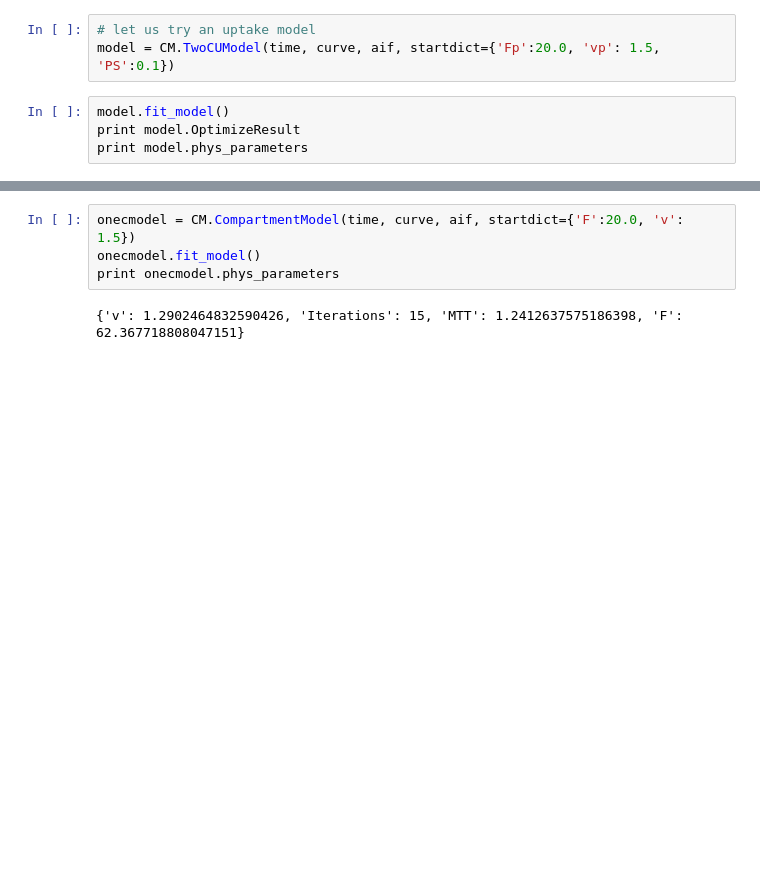
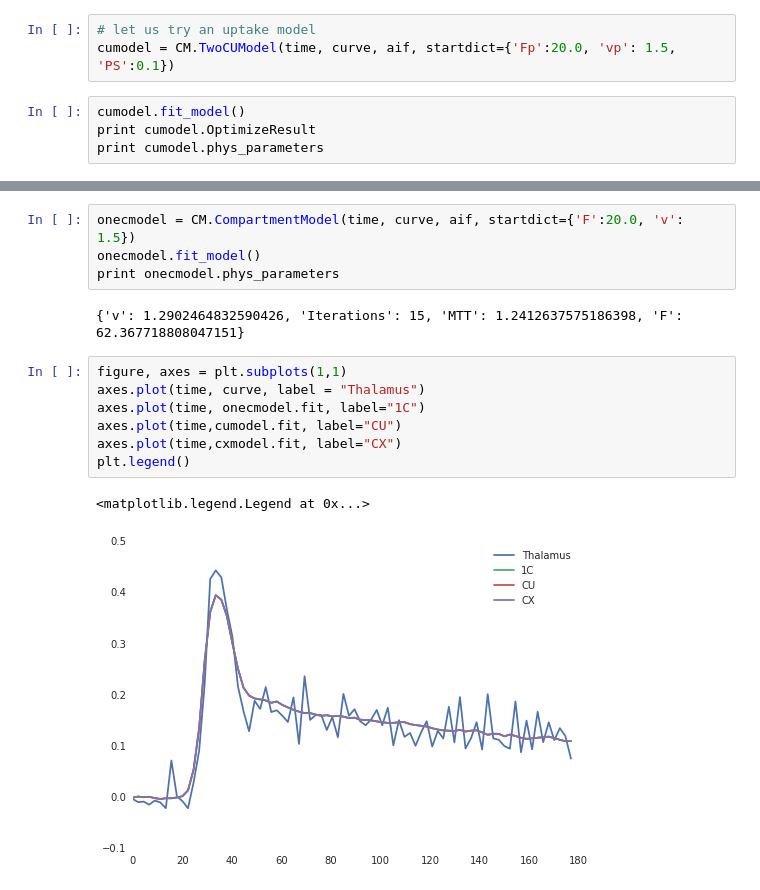
Before and after one commit to mingrisch/compartmentmodels, a Jupyter notebook: ISMRM-DCE-Brain.ipynb, the cells around one changed output, grey strips where cells are left out. Cells and saved outputs as stored; diff of their text form; blank space fills up the shorter version.

```diff
--- a/ISMRM-DCE-Brain.ipynb
+++ b/ISMRM-DCE-Brain.ipynb
@@ -39,11 +39,11 @@ We observe the following:
 * The measurement time is approximately three minutes.
 # %%
 # let us try an uptake model
-model = CM.TwoCUModel(time, curve, aif, startdict={'Fp':20.0, 'vp': 1.5, 'PS':0.1})
+cumodel = CM.TwoCUModel(time, curve, aif, startdict={'Fp':20.0, 'vp': 1.5, 'PS':0.1})
 # %%
-model.fit_model()
-print model.OptimizeResult
-print model.phys_parameters
+cumodel.fit_model()
+print cumodel.OptimizeResult
+print cumodel.phys_parameters
 # %% [output]
   status: 0
  success: True
@@ -79,3 +66,13 @@ onecmodel.fit_model()
 print onecmodel.phys_parameters
 # %% [output]
 {'v': 1.2902464832590426, 'Iterations': 15, 'MTT': 1.2412637575186398, 'F': 62.367718808047151}
+# %%
+figure, axes = plt.subplots(1,1)
+axes.plot(time, curve, label = "Thalamus")
+axes.plot(time, onecmodel.fit, label="1C")
+axes.plot(time,cumodel.fit, label="CU")
+axes.plot(time,cxmodel.fit, label="CX")
+plt.legend()
+# %% [output]
+<matplotlib.legend.Legend at 0x...>
+[figure, added]
```
Also changed, not shown: parts of 3 cells of this notebook.
